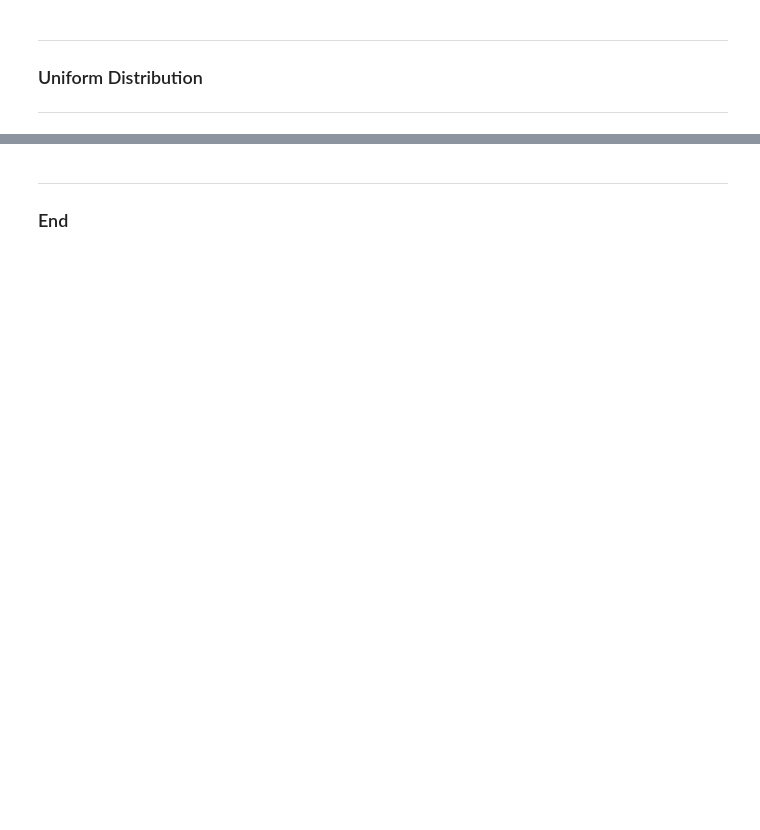
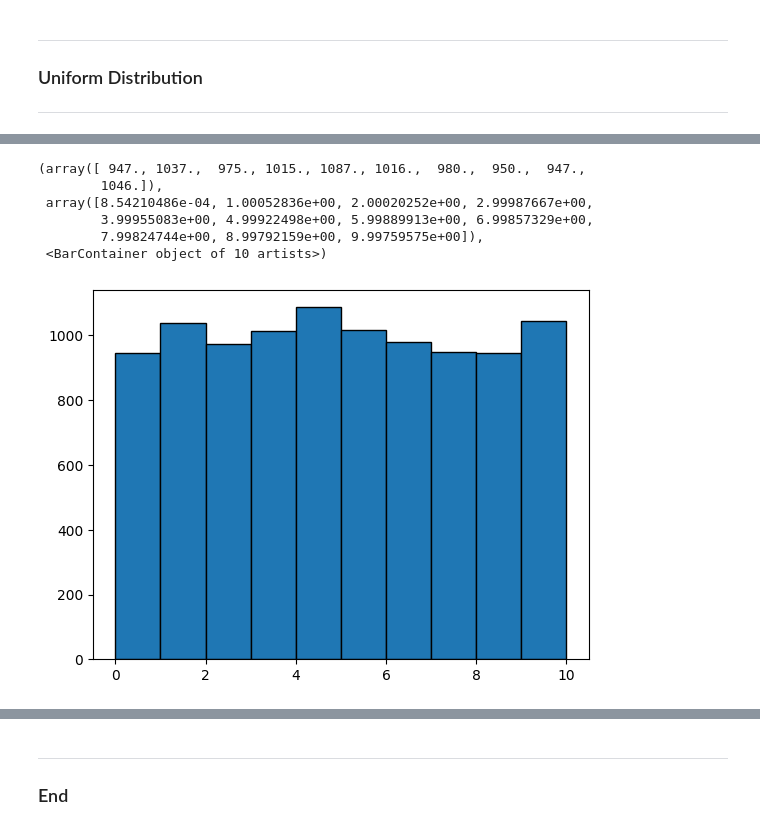
Before and after one commit to gusgoes/weekly-tasks, a Jupyter notebook: random.ipynb, the cells around one changed output, grey strips where cells are left out. Cells and saved outputs as stored; diff of their text form; code cells hidden in the pictures; blank space fills up the shorter version.

```diff
--- a/random.ipynb
+++ b/random.ipynb
@@ -131,0 +129,11 @@ plt.bar(values, counts, edgecolor='black')
+# %%
+z = rng.uniform(low=0.0, high=10.0, size=10000)
+plt.hist(z, edgecolor='black', bins=10)
+# %% [output]
+(array([ 947., 1037.,  975., 1015., 1087., 1016.,  980.,  950.,  947.,
+        1046.]),
+ array([8.54210486e-04, 1.00052836e+00, 2.00020252e+00, 2.99987667e+00,
+        3.99955083e+00, 4.99922498e+00, 5.99889913e+00, 6.99857329e+00,
+        7.99824744e+00, 8.99792159e+00, 9.99759575e+00]),
+ <BarContainer object of 10 artists>)
+[figure, added]
```
Also changed, not shown: parts of 13 cells of this notebook, 1 other file.
